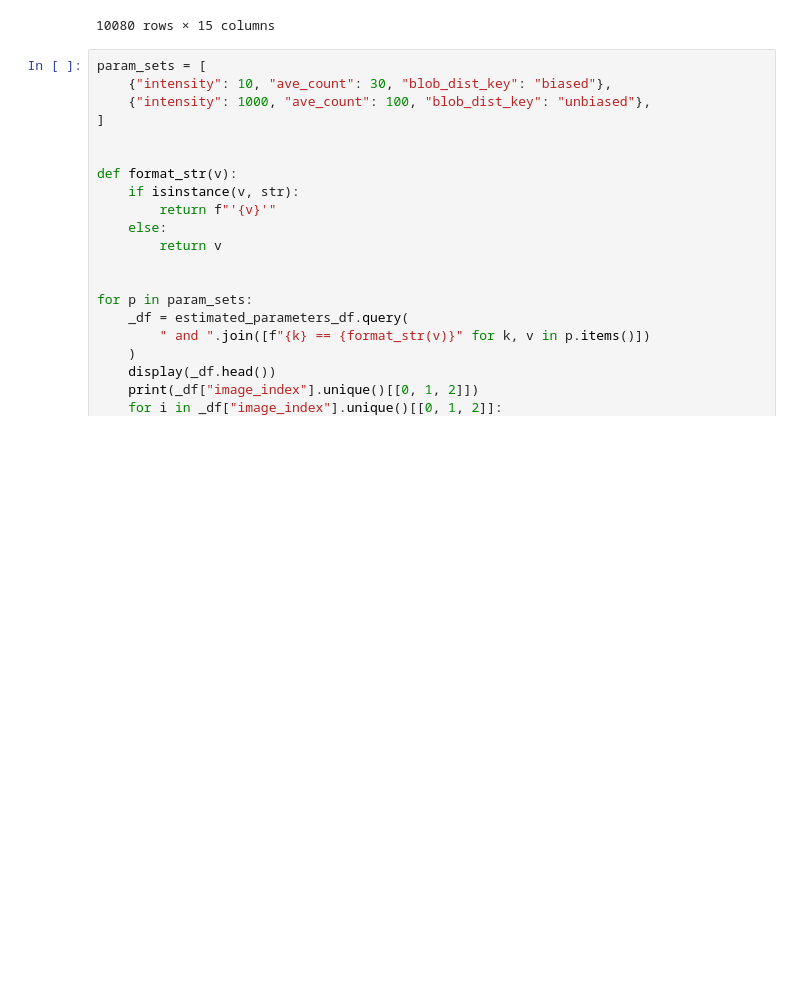
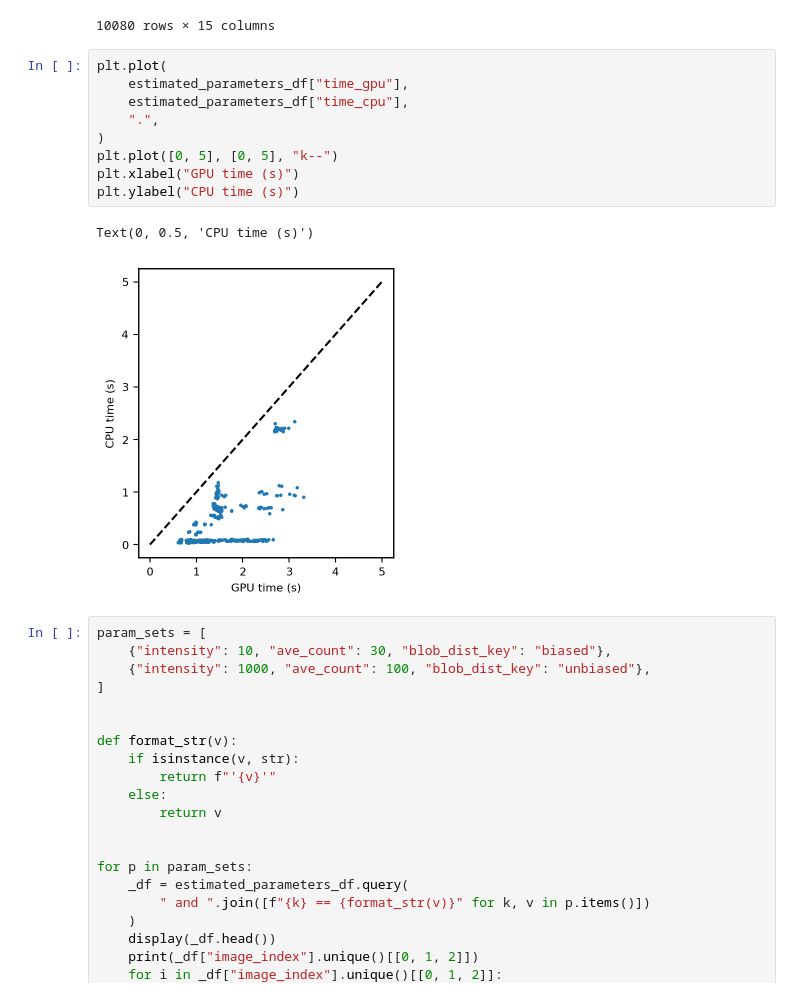
Before and after one commit to yfukai/BaSiCpy, a Jupyter notebook: misc_notebooks/analysis_for_publication/synthesized_data/002c_plot.ipynb, the cells around one changed output. Drawn from its saved outputs; the diff is of its cells as text; blank space fills up the shorter version.

Commit message:
updated plot things

```diff
--- a/misc_notebooks/analysis_for_publication/synthesized_data/002c_plot.ipynb
+++ b/misc_notebooks/analysis_for_publication/synthesized_data/002c_plot.ipynb
@@ -44,6 +44,18 @@ estimated_parameters_df
 | 10078 | 3 | 1000 | 100 | 1000 | unbiased | 4 | 719 | approximate | ... |
 | 10079 | 3 | 1000 | 100 | 1000 | unbiased | 4 | 719 | approximate | ... |
 10080 rows × 15 columns
+# %%
+plt.plot(
+    estimated_parameters_df["time_gpu"],
+    estimated_parameters_df["time_cpu"],
+    ".",
+)
+plt.plot([0, 5], [0, 5], "k--")
+plt.xlabel("GPU time (s)")
+plt.ylabel("CPU time (s)")
+# %% [output]
+Text(0, 0.5, 'CPU time (s)')
+[figure, added]
 # %%
 param_sets = [
     {"intensity": 10, "ave_count": 30, "blob_dist_key": "biased"},
```
